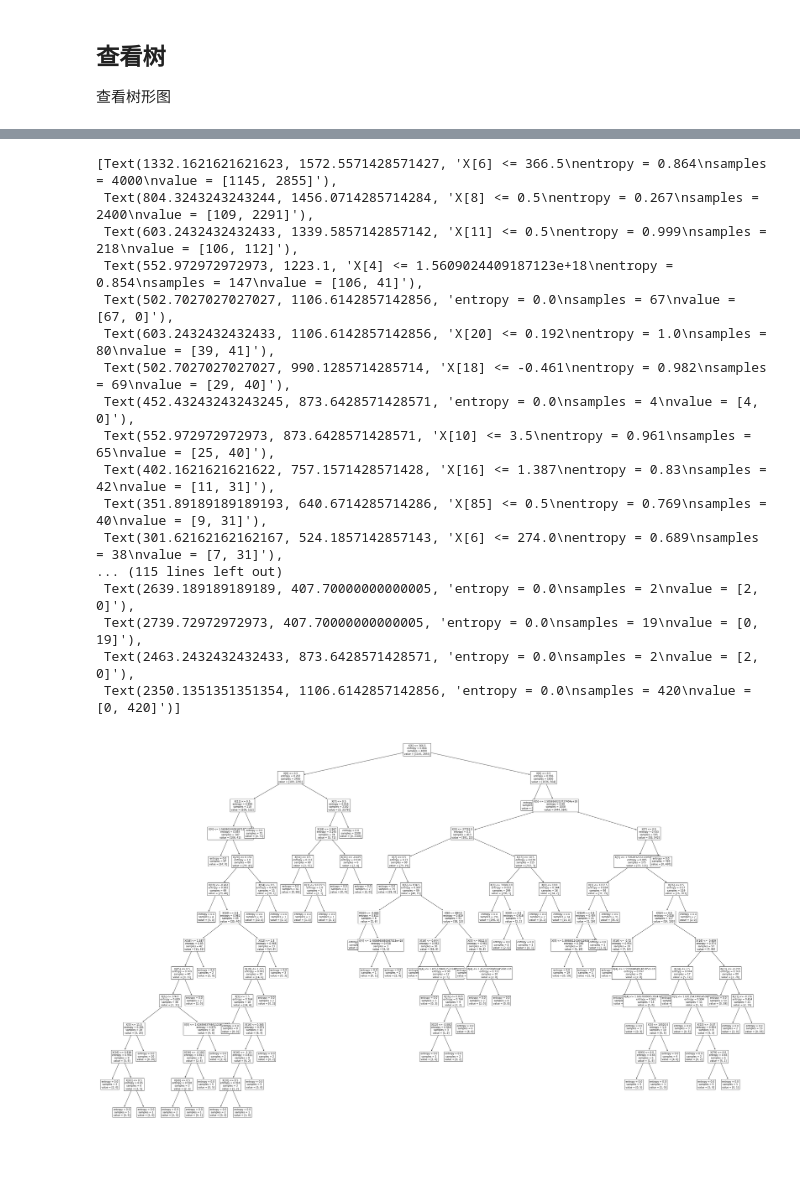
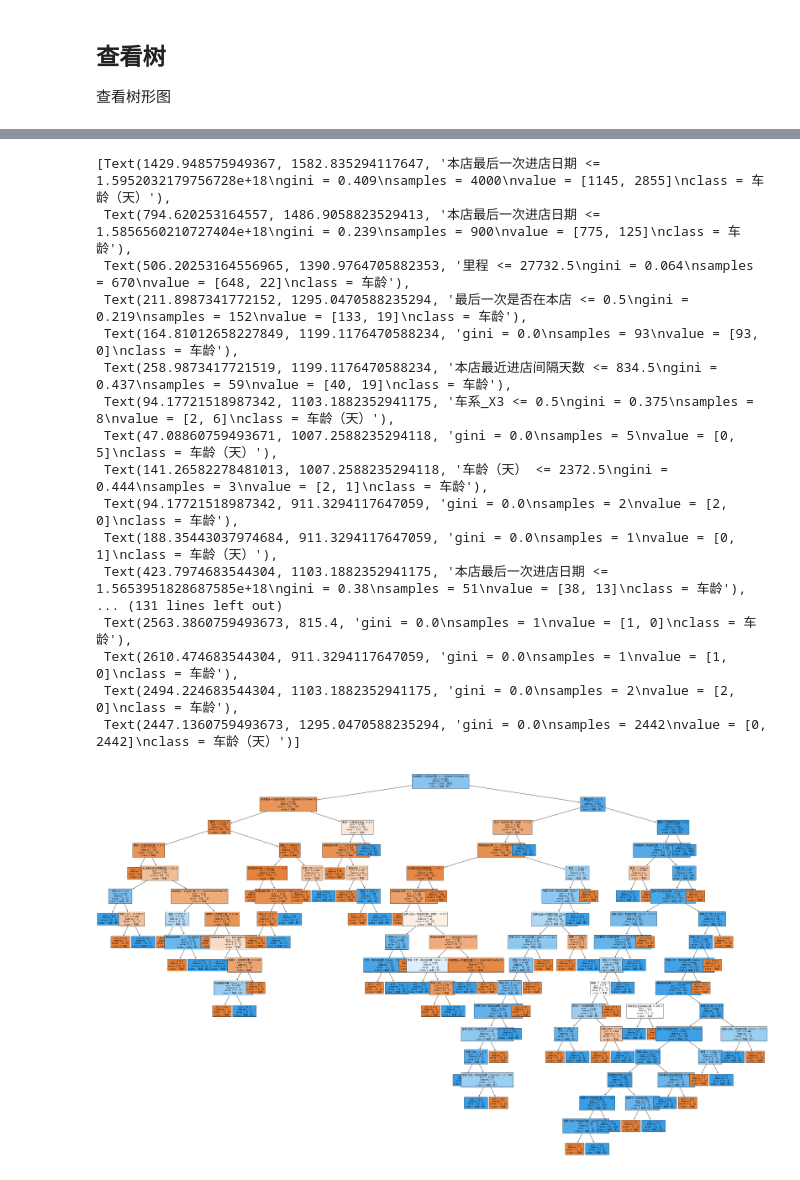
Before and after one commit to thales-ucas/bmw, a Jupyter notebook: cluster.ipynb, the cells around one changed output, grey strips where cells are left out. Saved outputs shown, nothing was run; the diff lists cells and outputs as text; code cells hidden in the pictures.

Commit message:
perfect tree plot

```diff
--- a/cluster.ipynb
+++ b/cluster.ipynb
@@ -13,10 +13,13 @@ from sklearn.compose import ColumnTransformer, make_column_selector
 from sklearn.preprocessing import OneHotEncoder, StandardScaler
 from sklearn.model_selection import cross_val_score
 from sklearn.svm import SVC
-from sklearn.tree import DecisionTreeClassifier, plot_tree
+from sklearn.tree import DecisionTreeClassifier, plot_tree, export_text, export_graphviz
 from sklearn.neural_network import MLPClassifier
 from sklearn.linear_model import SGDClassifier
 from sklearn.metrics import accuracy_score, recall_score
+# import graphviz
+plt.rcParams['font.sans-serif']=['SimHei'] #用来正常显示中文标签
+plt.rcParams['axes.unicode_minus']=False #用来正常显示负号
 # %% [markdown]
 ## 加载数据
 
@@ -240,7 +266,7 @@ tree_scores.plot()
 # %%
 clf = Pipeline(steps=[
   ('preprocessor', preprocessor),
-  ('model', DecisionTreeClassifier(criterion='entropy'))
+  ('model', DecisionTreeClassifier(criterion='gini'))
 ])
 clf.fit(bmw_data_dev.drop(columns=['客户是否流失']), bmw_data_dev['客户是否流失'])
 # %% [output]
@@ -312,3 +338,12 @@ accuracy_score(pre_data['客户是否流失'], pre_data['预测结果'])
 
 
 查看树形图
+# %%
+transform_cols = np.append(
+  np.append(
+    bmw_data_dev.select_dtypes(np.int64).columns,
+    bmw_data_dev.drop(columns=['客户是否流失']).select_dtypes(np.float64).columns
+  ),
+  preprocessor.named_transformers_['onehot'].get_feature_names(['车系','车型'])
+)
+transform_cols
@@ -315,23 +368,23 @@ accuracy_score(pre_data['客户是否流失'], pre_data['预测结果'])
 # %%
 fig = plt.figure(figsize=(50,30))
 ax = fig.add_subplot(111)
-plot_tree(clf[1], ax=ax, fontsize=10)
+plot_tree(clf[1], ax=ax, fontsize=10, class_names=transform_cols, feature_names=transform_cols, filled=True)
 # %% [output]
-[Text(1332.1621621621623, 1572.5571428571427, 'X[6] <= 366.5\nentropy = 0.864\nsamples = 4000\nvalue = [1145, 2855]'),
- Text(804.3243243243244, 1456.0714285714284, 'X[8] <= 0.5\nentropy = 0.267\nsamples = 2400\nvalue = [109, 2291]'),
- Text(603.2432432432433, 1339.5857142857142, 'X[11] <= 0.5\nentropy = 0.999\nsamples = 218\nvalue = [106, 112]'),
- Text(552.972972972973, 1223.1, 'X[4] <= 1.5609024409187123e+18\nentropy = 0.854\nsamples = 147\nvalue = [106, 41]'),
- Text(502.7027027027027, 1106.6142857142856, 'entropy = 0.0\nsamples = 67\nvalue = [67, 0]'),
- Text(603.2432432432433, 1106.6142857142856, 'X[20] <= 0.192\nentropy = 1.0\nsamples = 80\nvalue = [39, 41]'),
- Text(502.7027027027027, 990.1285714285714, 'X[18] <= -0.461\nentropy = 0.982\nsamples = 69\nvalue = [29, 40]'),
- Text(452.43243243243245, 873.6428571428571, 'entropy = 0.0\nsamples = 4\nvalue = [4, 0]'),
- Text(552.972972972973, 873.6428571428571, 'X[10] <= 3.5\nentropy = 0.961\nsamples = 65\nvalue = [25, 40]'),
- Text(402.1621621621622, 757.1571428571428, 'X[16] <= 1.387\nentropy = 0.83\nsamples = 42\nvalue = [11, 31]'),
- Text(351.89189189189193, 640.6714285714286, 'X[85] <= 0.5\nentropy = 0.769\nsamples = 40\nvalue = [9, 31]'),
- Text(301.62162162162167, 524.1857142857143, 'X[6] <= 274.0\nentropy = 0.689\nsamples = 38\nvalue = [7, 31]'),
-... (115 lines left out)
- Text(2639.189189189189, 407.70000000000005, 'entropy = 0.0\nsamples = 2\nvalue = [2, 0]'),
- Text(2739.72972972973, 407.70000000000005, 'entropy = 0.0\nsamples = 19\nvalue = [0, 19]'),
- Text(2463.2432432432433, 873.6428571428571, 'entropy = 0.0\nsamples = 2\nvalue = [2, 0]'),
- Text(2350.1351351351354, 1106.6142857142856, 'entropy = 0.0\nsamples = 420\nvalue = [0, 420]')]
+[Text(1429.948575949367, 1582.835294117647, '本店最后一次进店日期 <= 1.5952032179756728e+18\ngini = 0.409\nsamples = 4000\nvalue = [1145, 2855]\nclass = 车龄（天）'),
+ Text(794.620253164557, 1486.9058823529413, '本店最后一次进店日期 <= 1.5856560210727404e+18\ngini = 0.239\nsamples = 900\nvalue = [775, 125]\nclass = 车龄'),
+ Text(506.20253164556965, 1390.9764705882353, '里程 <= 27732.5\ngini = 0.064\nsamples = 670\nvalue = [648, 22]\nclass = 车龄'),
+ Text(211.8987341772152, 1295.0470588235294, '最后一次是否在本店 <= 0.5\ngini = 0.219\nsamples = 152\nvalue = [133, 19]\nclass = 车龄'),
+ Text(164.81012658227849, 1199.1176470588234, 'gini = 0.0\nsamples = 93\nvalue = [93, 0]\nclass = 车龄'),
+ Text(258.9873417721519, 1199.1176470588234, '本店最近进店间隔天数 <= 834.5\ngini = 0.437\nsamples = 59\nvalue = [40, 19]\nclass = 车龄'),
+ Text(94.17721518987342, 1103.1882352941175, '车系_X3 <= 0.5\ngini = 0.375\nsamples = 8\nvalue = [2, 6]\nclass = 车龄（天）'),
+ Text(47.08860759493671, 1007.2588235294118, 'gini = 0.0\nsamples = 5\nvalue = [0, 5]\nclass = 车龄（天）'),
+ Text(141.26582278481013, 1007.2588235294118, '车龄（天） <= 2372.5\ngini = 0.444\nsamples = 3\nvalue = [2, 1]\nclass = 车龄'),
+ Text(94.17721518987342, 911.3294117647059, 'gini = 0.0\nsamples = 2\nvalue = [2, 0]\nclass = 车龄'),
+ Text(188.35443037974684, 911.3294117647059, 'gini = 0.0\nsamples = 1\nvalue = [0, 1]\nclass = 车龄（天）'),
+ Text(423.7974683544304, 1103.1882352941175, '本店最后一次进店日期 <= 1.5653951828687585e+18\ngini = 0.38\nsamples = 51\nvalue = [38, 13]\nclass = 车龄'),
+... (131 lines left out)
+ Text(2563.3860759493673, 815.4, 'gini = 0.0\nsamples = 1\nvalue = [1, 0]\nclass = 车龄'),
+ Text(2610.474683544304, 911.3294117647059, 'gini = 0.0\nsamples = 1\nvalue = [1, 0]\nclass = 车龄'),
+ Text(2494.224683544304, 1103.1882352941175, 'gini = 0.0\nsamples = 2\nvalue = [2, 0]\nclass = 车龄'),
+ Text(2447.1360759493673, 1295.0470588235294, 'gini = 0.0\nsamples = 2442\nvalue = [0, 2442]\nclass = 车龄（天）')]
-[figure, old version]
+[figure, new version]
```
Also changed, not shown: parts of 7 cells of this notebook, 2 other files.
